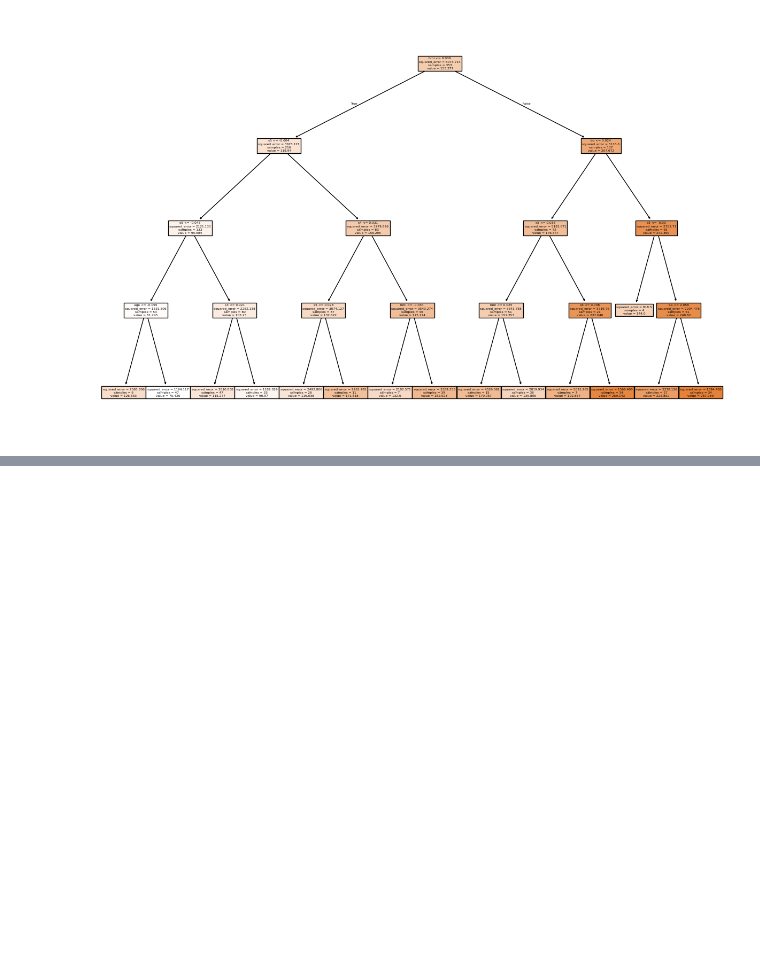
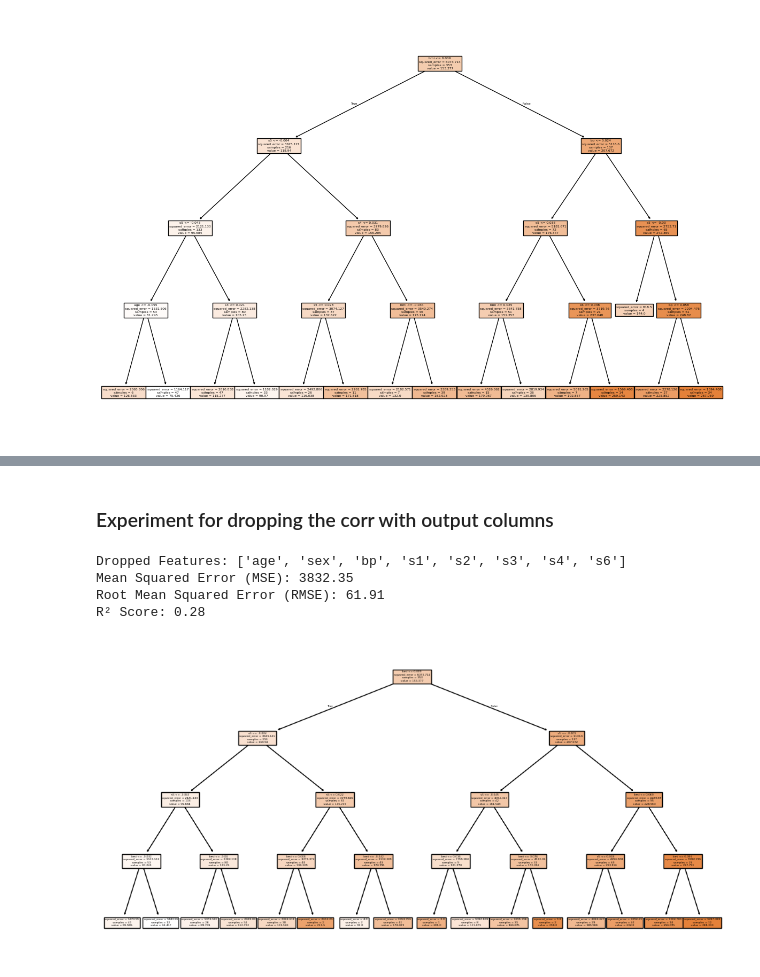
Before and after one commit to Souradip121/Machine-Learning-Practice, a Jupyter notebook: decision-trees/diabetes.ipynb, the cells around one changed output, grey strips where cells are left out. Saved outputs shown, nothing was run; the diff lists cells and outputs as text; code cells hidden in the pictures; blank space fills up the shorter version.

```diff
--- a/decision-trees/diabetes.ipynb
+++ b/decision-trees/diabetes.ipynb
@@ -84,0 +99,59 @@ RMSE: 62.88438216761028
+# %% [markdown]
+### Experiment for dropping the corr with output columns
+# %%
+import pandas as pd
+import numpy as np
+import matplotlib.pyplot as plt
+import seaborn as sns
+from sklearn.datasets import load_diabetes
+from sklearn.model_selection import train_test_split
+from sklearn.tree import DecisionTreeRegressor
+from sklearn.metrics import mean_squared_error, r2_score
+
+# Load dataset
+dt = load_diabetes()
+x = pd.DataFrame(dt.data, columns=dt.feature_names)
+y = pd.Series(dt.target, name="target")  # Ensure target column has a proper name
+
+# Combine x and y
+df = pd.concat([x, y], axis=1)
+
+# Identify features with weak correlation (between 0.1 and 0.5)
+low_corr_features = df.corr()["target"].abs().between(0.0, 0.5)
+columns_to_drop = df.corr()["target"][low_corr_features].index.tolist()
+
+# Drop weakly correlated features
+x = x.drop(columns=columns_to_drop)
+
+print("Dropped Features:", columns_to_drop)
+
+# Split data into training and testing sets
+x_train, x_test, y_train, y_test = train_test_split(x, y, test_size=0.2, random_state=1)
+
+# Initialize and train Decision Tree Regressor
+model = DecisionTreeRegressor(max_depth=4, random_state=1)
+model.fit(x_train, y_train)
+
+# Predict on test data
+y_pred = model.predict(x_test)
+
+# Evaluate model performance
+mse = mean_squared_error(y_test, y_pred)
+rmse = np.sqrt(mse)
+r2 = r2_score(y_test, y_pred)
+
+print(f"Mean Squared Error (MSE): {mse:.2f}")
+print(f"Root Mean Squared Error (RMSE): {rmse:.2f}")
+print(f"R² Score: {r2:.2f}")
+
+# Plot Decision Tree
+plt.figure(figsize=(12, 6))
+from sklearn import tree
+tree.plot_tree(model, filled=True, feature_names=x.columns)
+plt.show()
+# %% [output]
+Dropped Features: ['age', 'sex', 'bp', 's1', 's2', 's3', 's4', 's6']
+Mean Squared Error (MSE): 3832.35
+Root Mean Squared Error (RMSE): 61.91
+R² Score: 0.28
+[figure, added]
```
Also changed, not shown: parts of 2 cells of this notebook.
